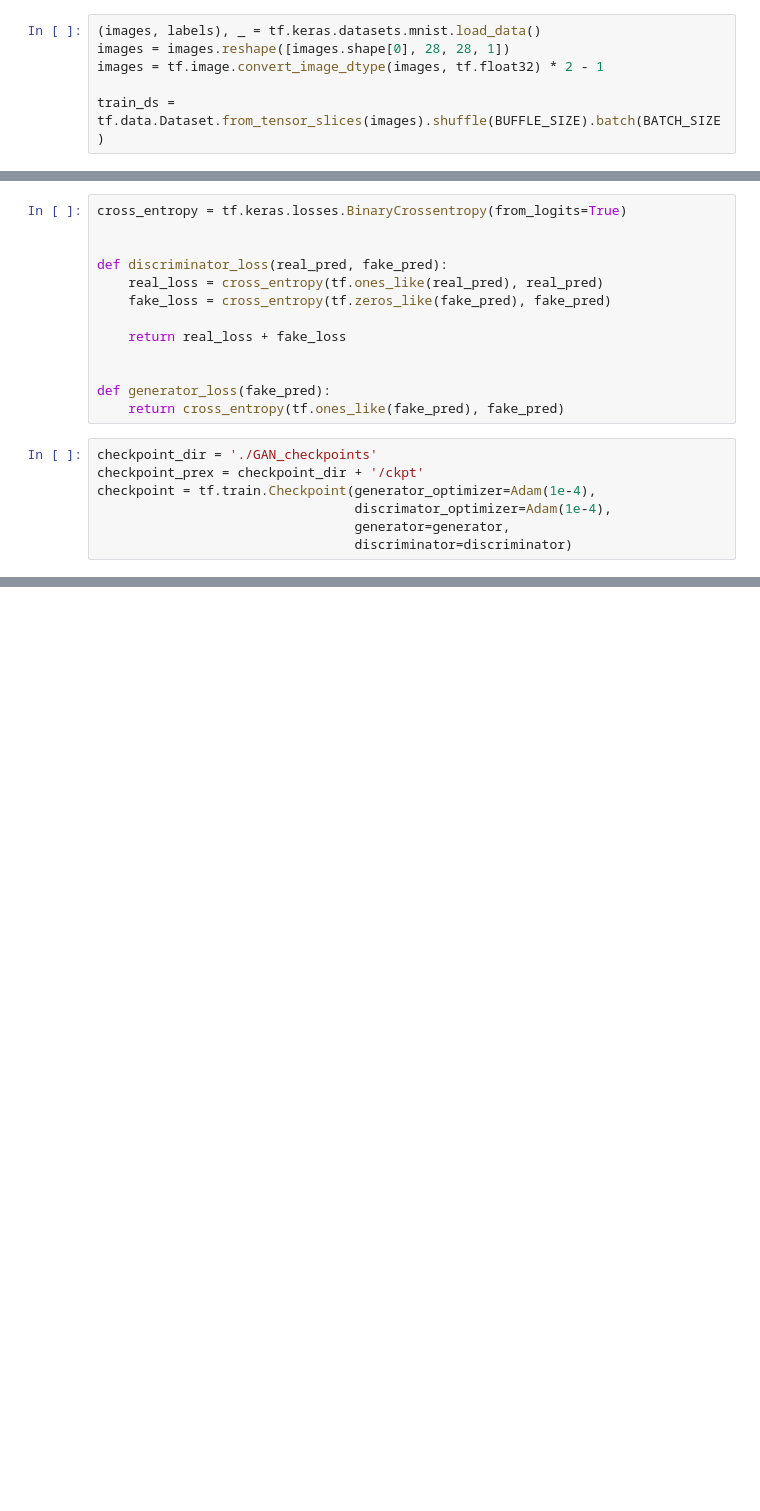
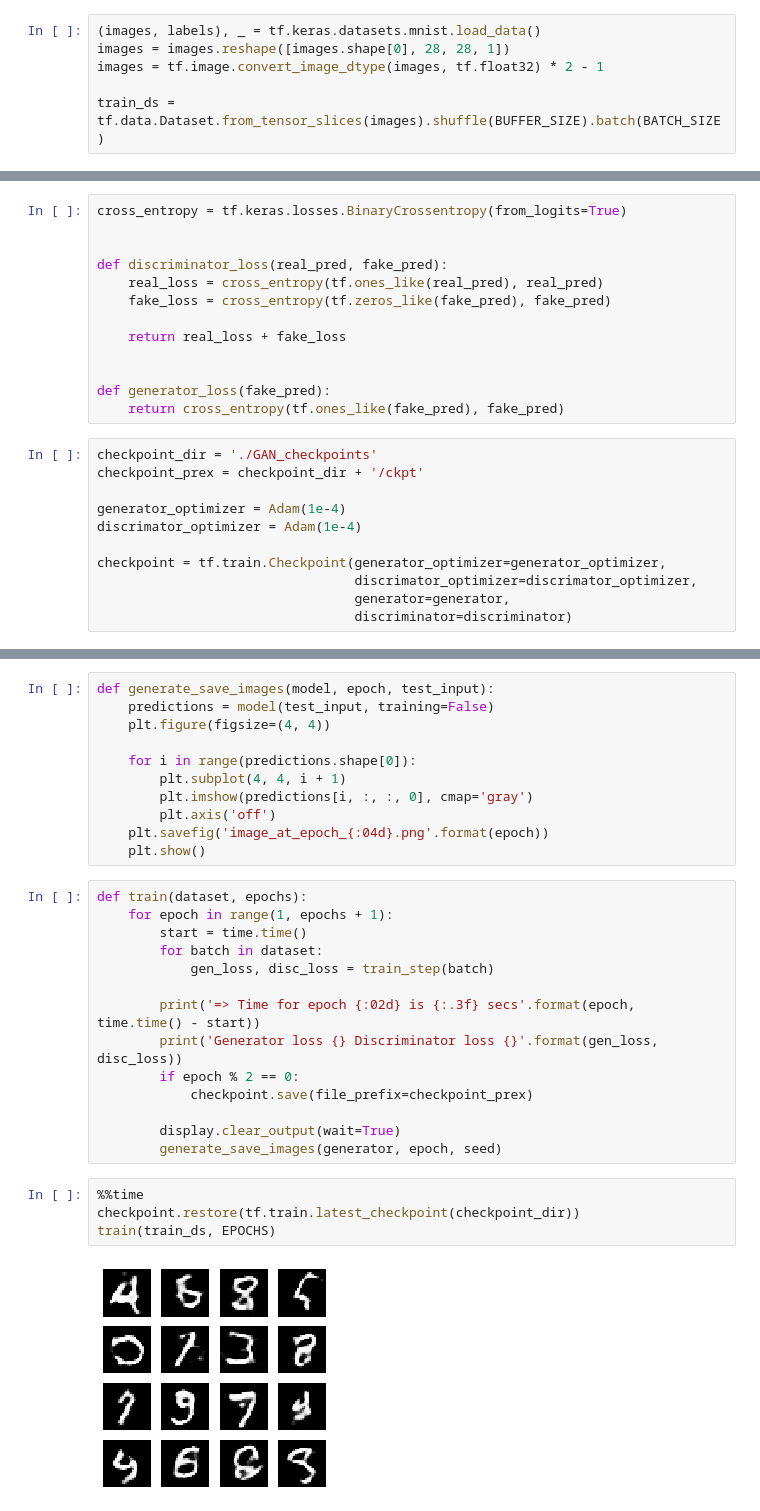
Before and after one commit to 9r0x/Image_recognition, a Jupyter notebook: DCGAN.ipynb, the cells around one changed output, grey strips where cells are left out. Saved outputs shown, nothing was run; the diff lists cells and outputs as text; blank space fills up the shorter version.

```diff
--- a/DCGAN.ipynb
+++ b/DCGAN.ipynb
@@ -30,7 +25,7 @@ seed = tf.random.normal([NUM_EXAMPLES, NOISE_DIM])
 images = images.reshape([images.shape[0], 28, 28, 1])
 images = tf.image.convert_image_dtype(images, tf.float32) * 2 - 1
 
-train_ds = tf.data.Dataset.from_tensor_slices(images).shuffle(BUFFLE_SIZE).batch(BATCH_SIZE)
+train_ds = tf.data.Dataset.from_tensor_slices(images).shuffle(BUFFER_SIZE).batch(BATCH_SIZE)
 # %%
 def make_generator_model():
     model = tf.keras.Sequential()
@@ -93,7 +92,11 @@ def generator_loss(fake_pred):
 # %%
 checkpoint_dir = './GAN_checkpoints'
 checkpoint_prex = checkpoint_dir + '/ckpt'
-checkpoint = tf.train.Checkpoint(generator_optimizer=Adam(1e-4),
-                                 discrimator_optimizer=Adam(1e-4),
+
+generator_optimizer = Adam(1e-4)
+discrimator_optimizer = Adam(1e-4)
+
+checkpoint = tf.train.Checkpoint(generator_optimizer=generator_optimizer,
+                                 discrimator_optimizer=discrimator_optimizer,
                                  generator=generator,
                                  discriminator=discriminator)
@@ -110,0 +123,31 @@ Wall time: 145 µs
+# %%
+def generate_save_images(model, epoch, test_input):
+    predictions = model(test_input, training=False)
+    plt.figure(figsize=(4, 4))
+
+    for i in range(predictions.shape[0]):
+        plt.subplot(4, 4, i + 1)
+        plt.imshow(predictions[i, :, :, 0], cmap='gray')
+        plt.axis('off')
+    plt.savefig('image_at_epoch_{:04d}.png'.format(epoch))
+    plt.show()
+# %%
+def train(dataset, epochs):
+    for epoch in range(1, epochs + 1):
+        start = time.time()
+        for batch in dataset:
+            gen_loss, disc_loss = train_step(batch)
+
+        print('=> Time for epoch {:02d} is {:.3f} secs'.format(epoch, time.time() - start))
+        print('Generator loss {} Discriminator loss {}'.format(gen_loss, disc_loss))
+        if epoch % 2 == 0:
+            checkpoint.save(file_prefix=checkpoint_prex)
+
+        display.clear_output(wait=True)
+        generate_save_images(generator, epoch, seed)
+# %%
+%%time
+checkpoint.restore(tf.train.latest_checkpoint(checkpoint_dir))
+train(train_ds, EPOCHS)
+# %% [output]
+[figure, added]
```
Also changed, not shown: parts of 8 cells of this notebook, 2 other files.
